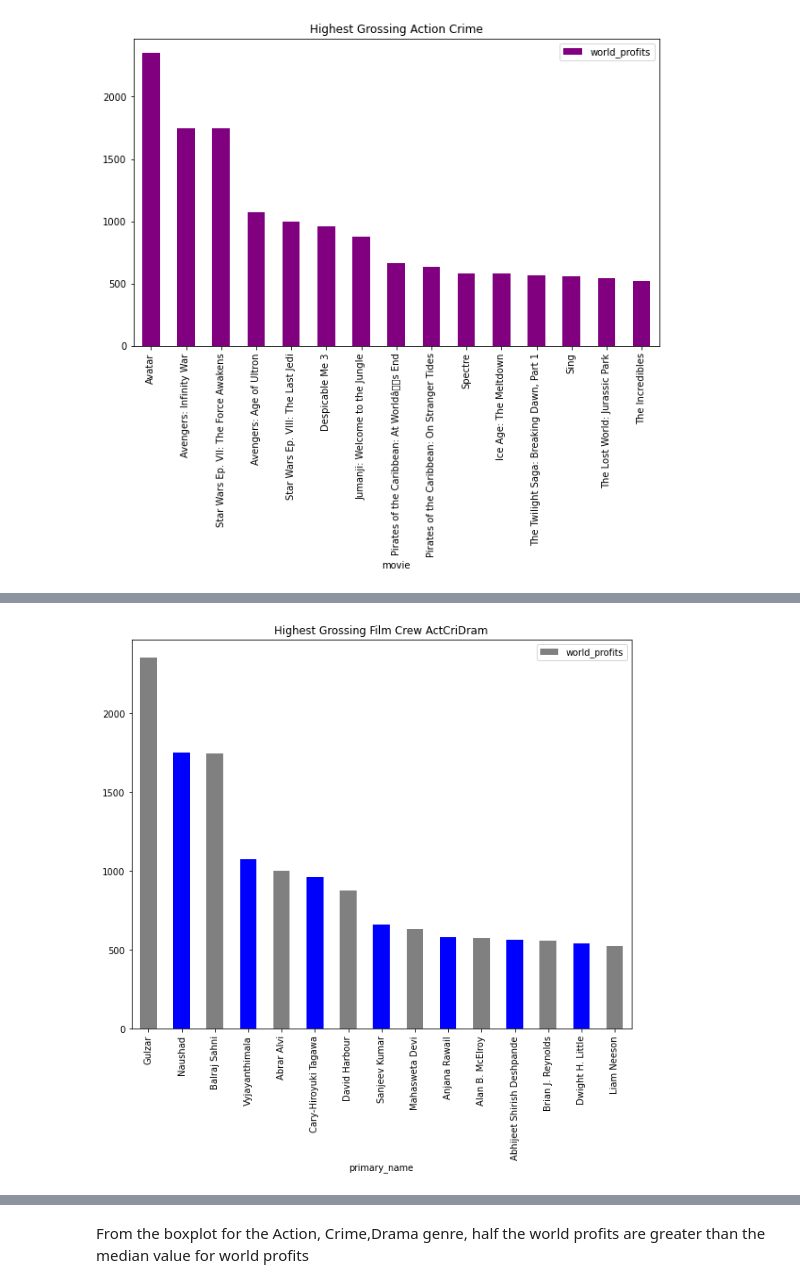
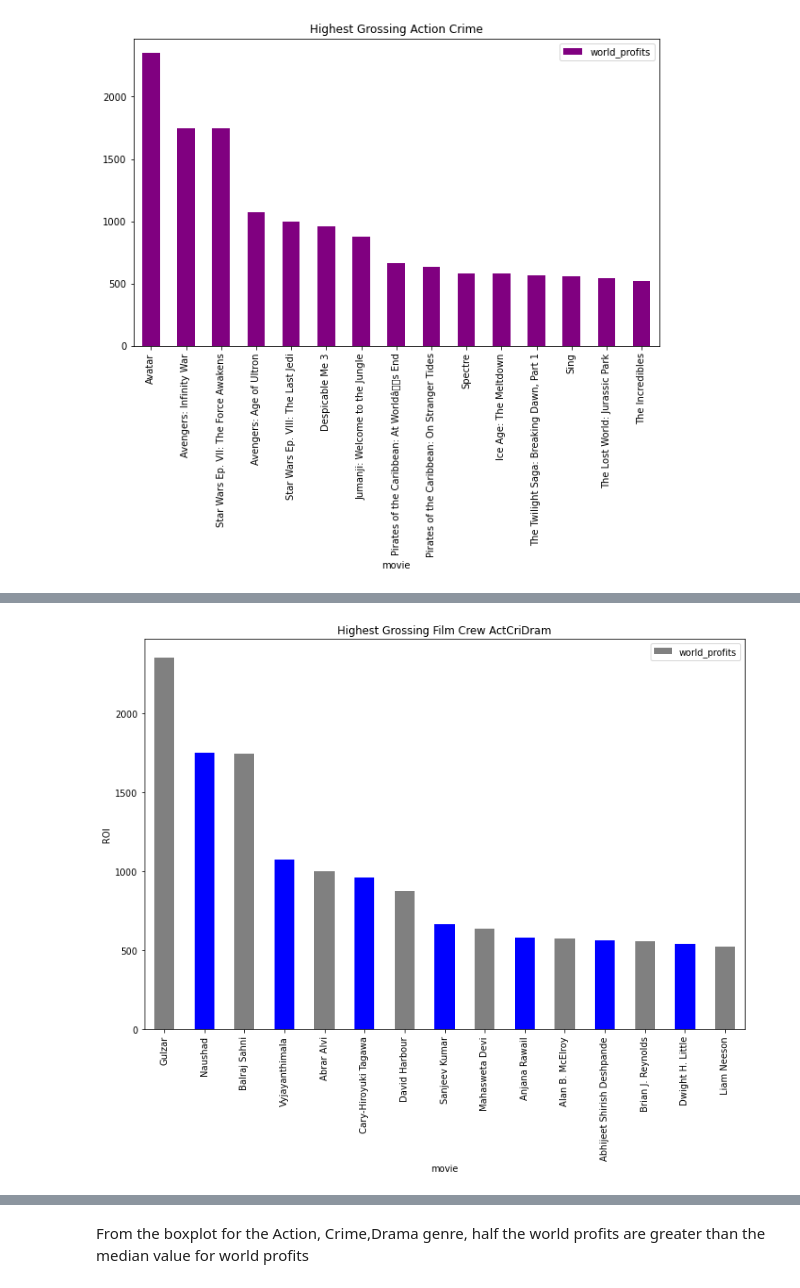
Before and after one commit to Opiyow/Project-v1, a Jupyter notebook: Marjorie Opiyo dsc_phase1_project.ipynb, the cells around one changed output, grey strips where cells are left out. Saved outputs shown, nothing was run; the diff lists cells and outputs as text; code cells hidden in the pictures.

```diff
--- a/Marjorie Opiyo dsc_phase1_project.ipynb
+++ b/Marjorie Opiyo dsc_phase1_project.ipynb
@@ -723,0 +745,4 @@ joined_df
+# %%
+#try to explode the genre column into separate rows
+joined_df['split_col'] = joined_df['genres'].str.split()
+joined_df.explode('split_col')
@@ -950,6 +924,7 @@ act_crime_drama.tail(15).plot('movie','world_profits',kind ='bar',figsize =(10,6
 # %%
 act_crime_drama.head(15).plot('primary_name','world_profits',kind ='bar',\
-                              figsize =(10,8), title = 'Highest Grossing Film Crew ActCriDram',color =['gray','blue']);
+                              figsize =(12,8), ylabel ='ROI', xlabel= 'movie', \
+                              title = 'Highest Grossing Film Crew ActCriDram',color =['gray','blue']);
 # %% [output]
-[figure, old version]
+[figure, new version]
 # %%
```
Also changed, not shown: parts of 36 cells of this notebook.
